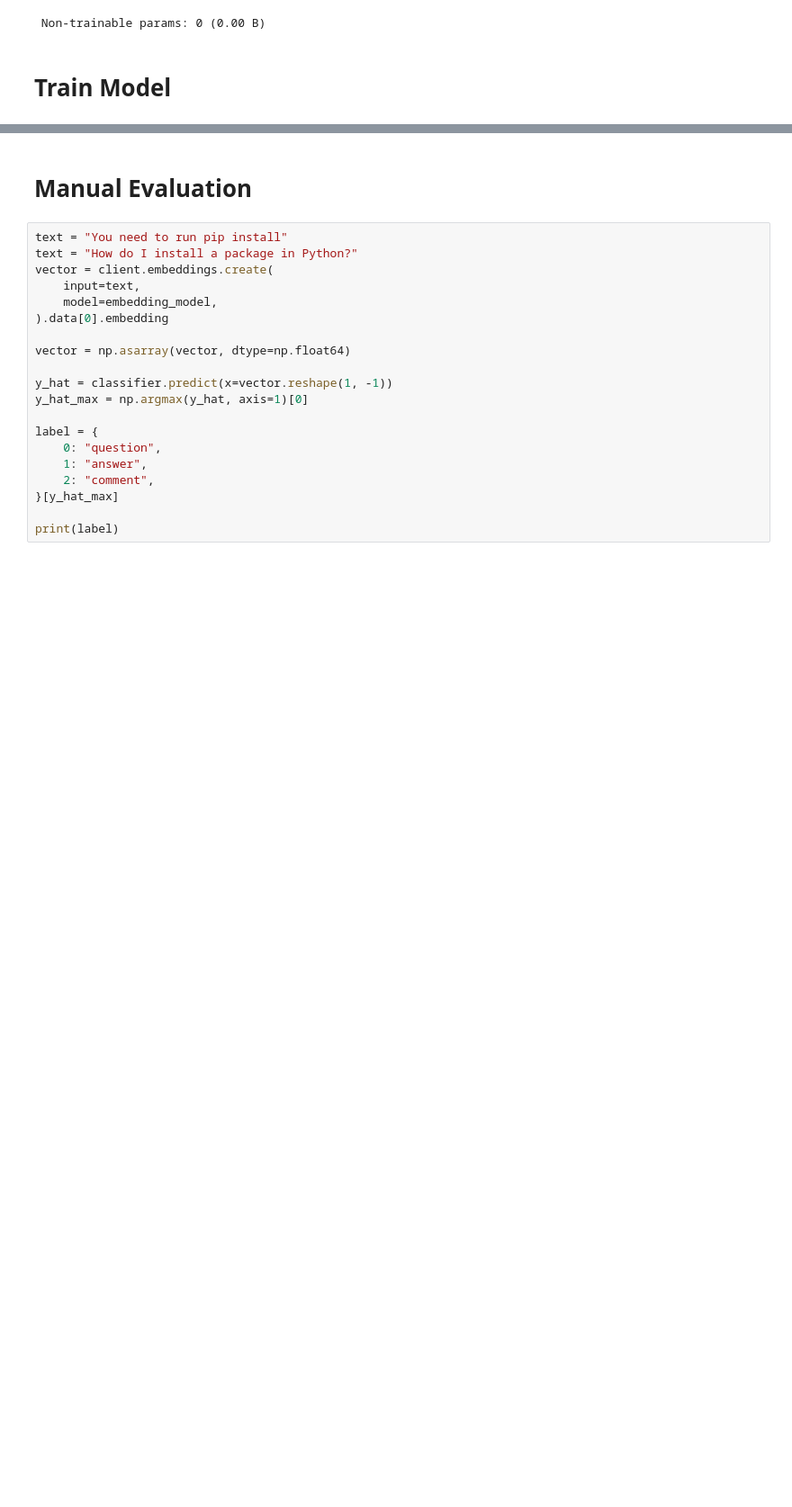
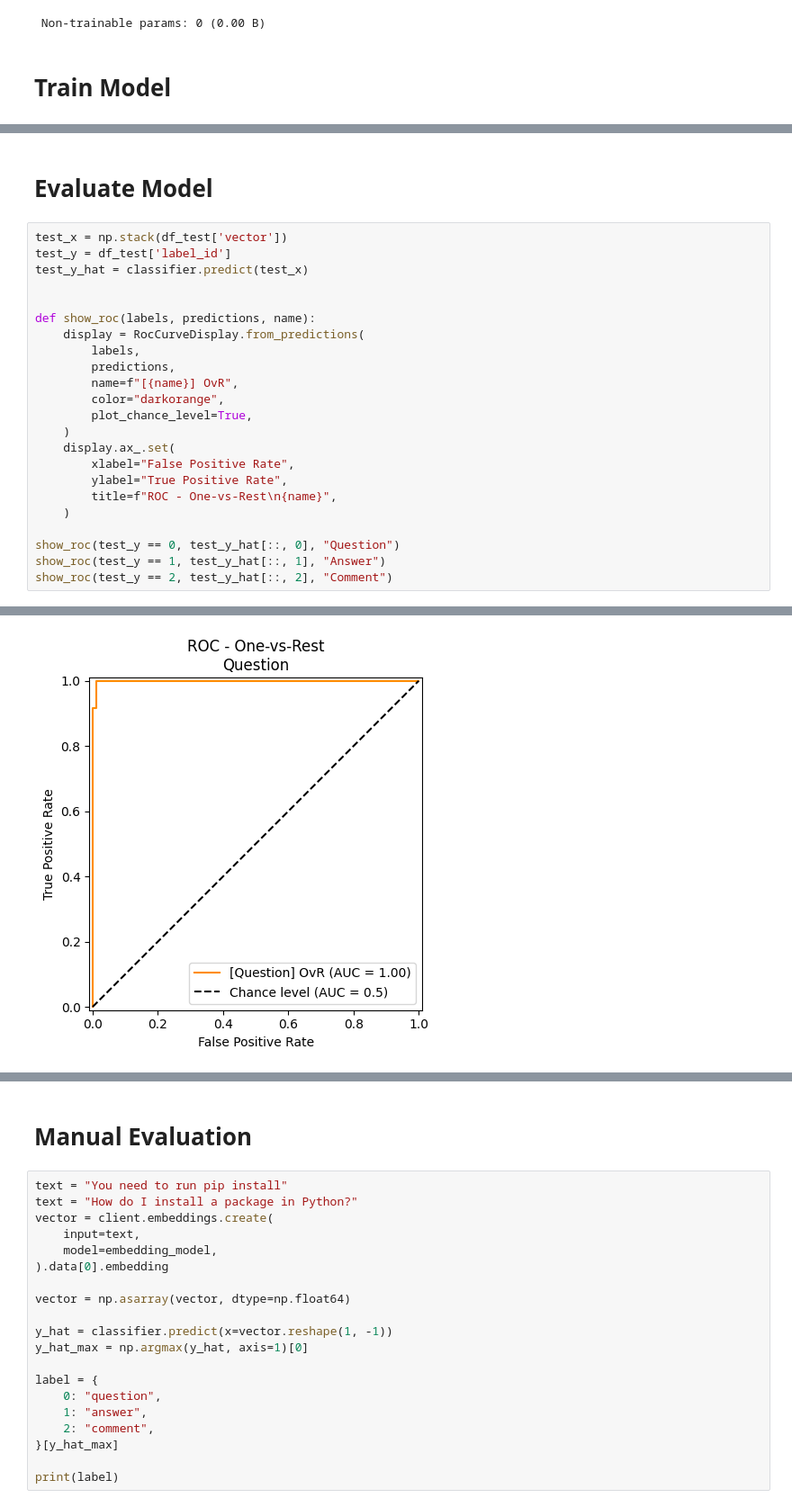
Before and after one commit to Break-Into-Data/QACClassifier, a Jupyter notebook: create_model.ipynb, the cells around one changed output, grey strips where cells are left out. Shown at 90% size. Cells and saved outputs as stored; diff of their text form; blank space fills up the shorter version.

```diff
--- a/create_model.ipynb
+++ b/create_model.ipynb
@@ -226,0 +230,26 @@ Epoch 13/40
+# %% [markdown]
+# Evaluate Model
+# %%
+test_x = np.stack(df_test['vector'])
+test_y = df_test['label_id']
+test_y_hat = classifier.predict(test_x)
+
+
+def show_roc(labels, predictions, name):
+    display = RocCurveDisplay.from_predictions(
+        labels,
+        predictions,
+        name=f"[{name}] OvR",
+        color="darkorange",
+        plot_chance_level=True,
+    )
+    display.ax_.set(
+        xlabel="False Positive Rate",
+        ylabel="True Positive Rate",
+        title=f"ROC - One-vs-Rest\n{name}",
+    )
+
+show_roc(test_y == 0, test_y_hat[::, 0], "Question")
+show_roc(test_y == 1, test_y_hat[::, 1], "Answer")
+show_roc(test_y == 2, test_y_hat[::, 2], "Comment")
+# %% [output]
@@ -226,0 +257 @@ Epoch 13/40
+[figure, added]
```
Also changed, not shown: parts of 10 cells of this notebook, 1 other file.
